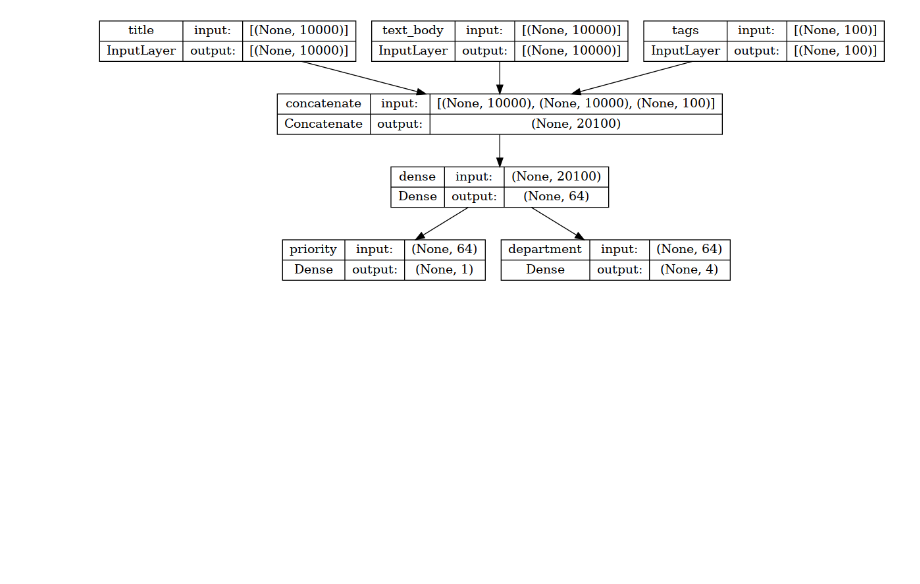
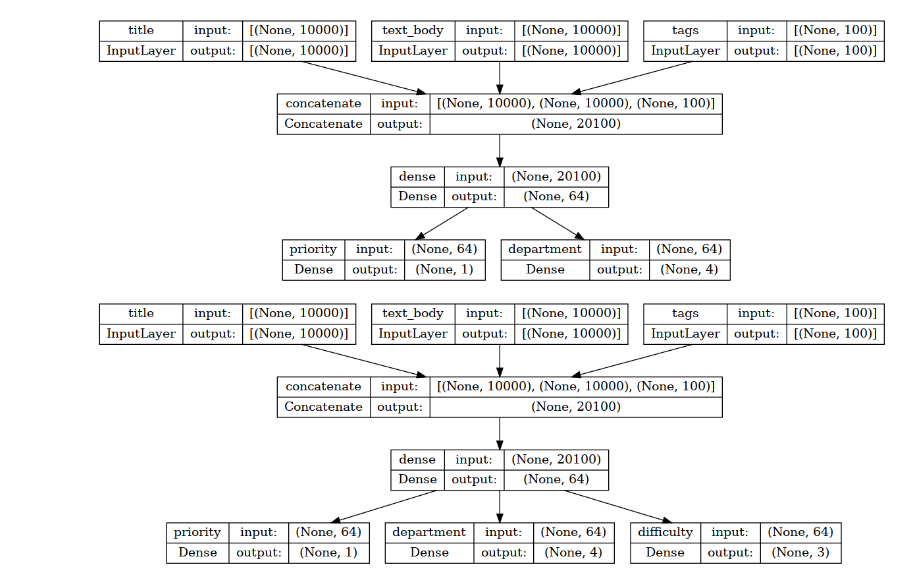
Before and after one commit to karvendhanm/Tensorflow_projects, a Jupyter notebook: francois_chollet/feature_extraction.ipynb, the cells around one changed output. Saved outputs shown, nothing was run; the diff lists cells and outputs as text; code cells hidden in the pictures; blank space fills up the shorter version.

Commit message:
creating a new model by reusing intermediate layer outputs

```diff
--- a/francois_chollet/feature_extraction.ipynb
+++ b/francois_chollet/feature_extraction.ipynb
@@ -214,3 +214,15 @@ keras.utils.plot_model(model, 'ticket_classifier.png')
 keras.utils.plot_model(model, 'ticket_classifier_with_shape_info.png', show_shapes=True)
 # %% [output]
 [figure]
+# %%
+# adding another output to the previous model.
+# creating a new model by reusing intermediate layer outputs
+num_difficulty_levels = 3
+
+features = layers_lst[4].output # we are reusing a layer that converts 20100 inputs into 64 features
+difficulty = layers.Dense(num_difficulty_levels, activation='softmax', name='difficulty')(features)
+model = keras.Model(inputs=[title, text_body, tags], outputs=[priority, department, difficulty])
+# %%
+keras.utils.plot_model(model, 'updated_ticket_classifier.png', show_shapes=True)
+# %% [output]
+[figure, added]
```
